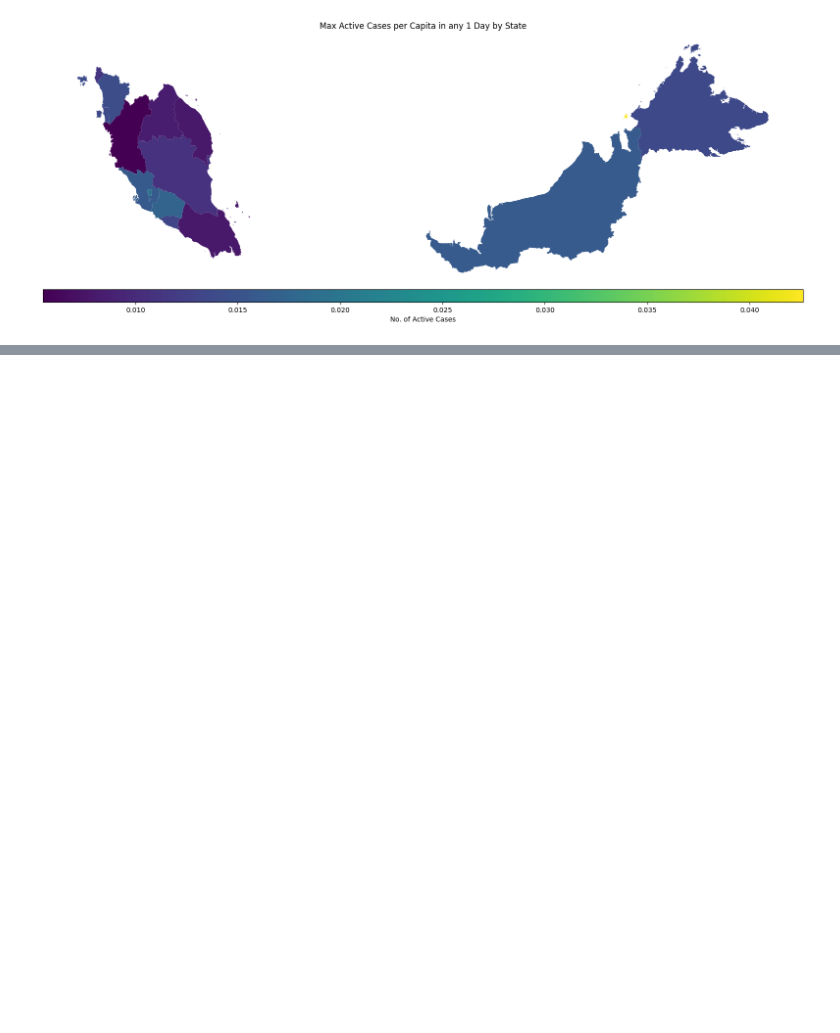
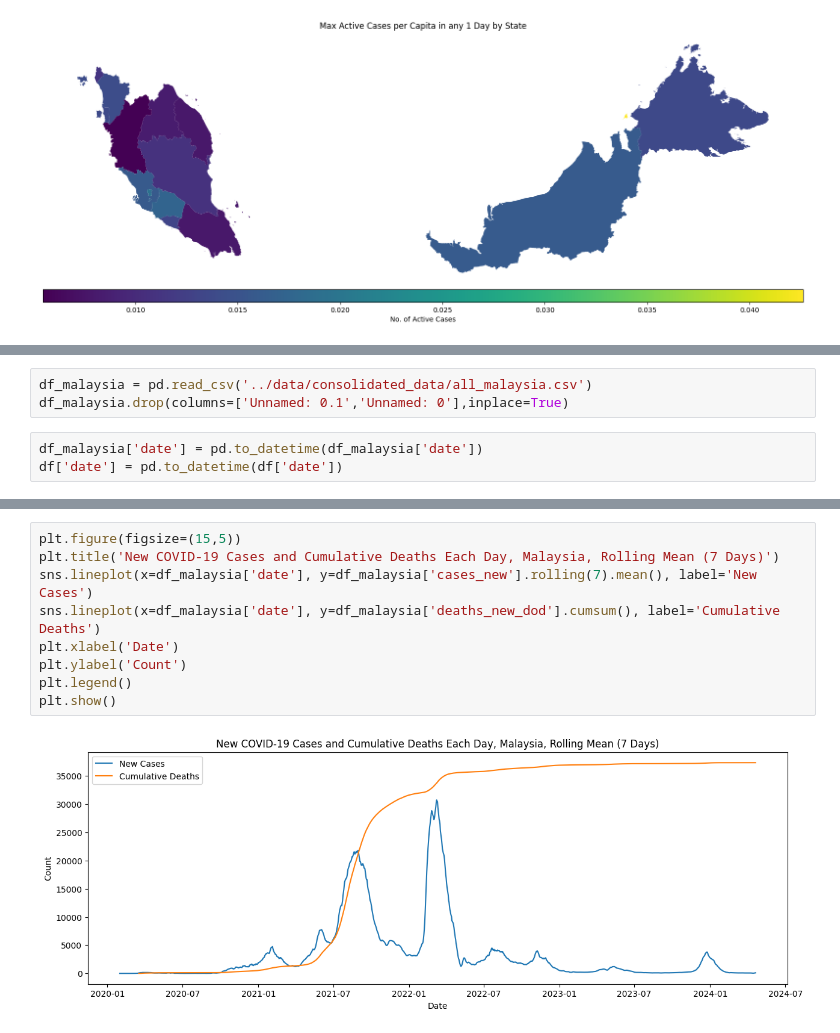
Before and after one commit to MarcusO17/5011-cem-ml, a Jupyter notebook: notebooks/EDAReport2.ipynb, the cells around one changed output, grey strips where cells are left out. Drawn from its saved outputs; the diff is of its cells as text; blank space fills up the shorter version.

```diff
--- a/notebooks/EDAReport2.ipynb
+++ b/notebooks/EDAReport2.ipynb
@@ -398,0 +432,6 @@ plt.show()
+# %%
+df_malaysia = pd.read_csv('../data/consolidated_data/all_malaysia.csv')
+df_malaysia.drop(columns=['Unnamed: 0.1','Unnamed: 0'],inplace=True)
+# %%
+df_malaysia['date'] = pd.to_datetime(df_malaysia['date'])
+df['date'] = pd.to_datetime(df['date'])
@@ -398,0 +454,11 @@ plt.show()
+# %%
+plt.figure(figsize=(15,5))
+plt.title('New COVID-19 Cases and Cumulative Deaths Each Day, Malaysia, Rolling Mean (7 Days)')
+sns.lineplot(x=df_malaysia['date'], y=df_malaysia['cases_new'].rolling(7).mean(), label='New Cases')
+sns.lineplot(x=df_malaysia['date'], y=df_malaysia['deaths_new_dod'].cumsum(), label='Cumulative Deaths')
+plt.xlabel('Date')
+plt.ylabel('Count')
+plt.legend()
+plt.show()
+# %% [output]
+[figure, added]
```
Also changed, not shown: parts of 24 cells of this notebook.
